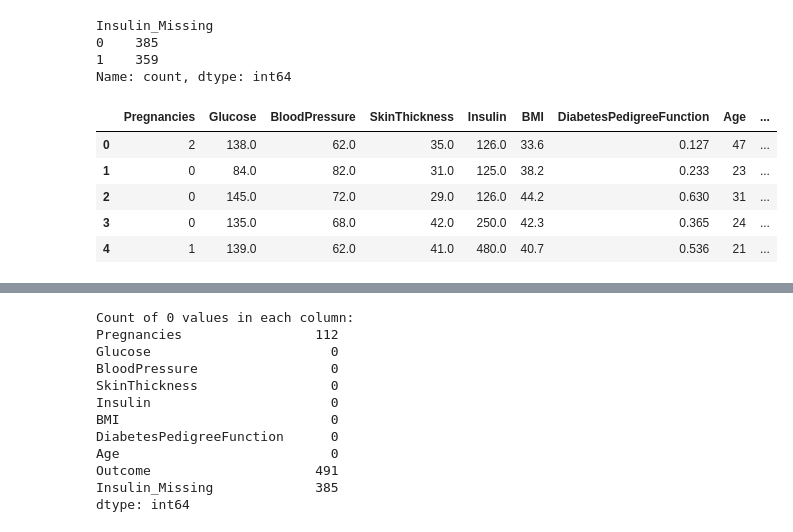
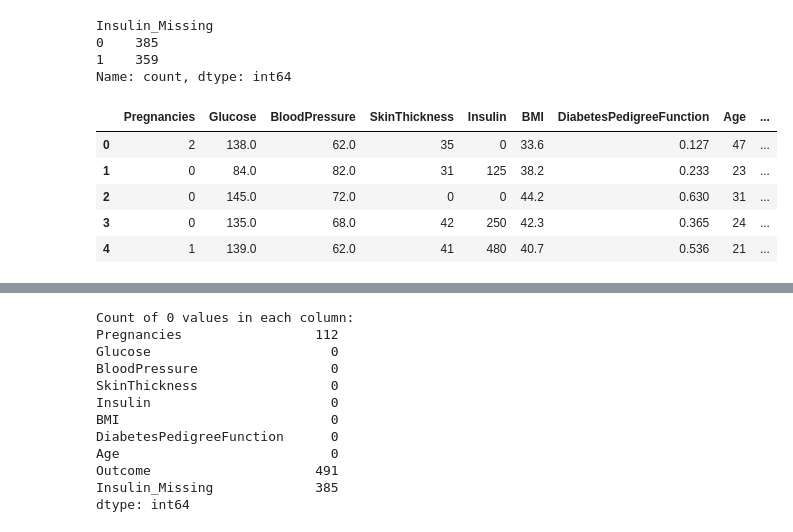
Before and after one commit to chrigorion/ML_reichch4, a Jupyter notebook: project/MaLe-AD23-HS24 - Project template.ipynb, the cells around one changed output, grey strips where cells are left out. Saved outputs shown, nothing was run; the diff lists cells and outputs as text; code cells hidden in the pictures.

```diff
--- a/project/MaLe-AD23-HS24 - Project template.ipynb
+++ b/project/MaLe-AD23-HS24 - Project template.ipynb
@@ -318,18 +319,18 @@ Name: count, dtype: int64
 # %%
 
 # impute missing values with the median
 imputer = SimpleImputer(missing_values=0, strategy='median')
-columns_to_impute = ['Insulin', 'Glucose', 'BloodPressure', 'SkinThickness', 'BMI']
+columns_to_impute = ['Glucose', 'BloodPressure', 'BMI']
 
 # only impute the columns with missing values
 diabetes_new[columns_to_impute] = imputer.fit_transform(diabetes_new[columns_to_impute])
 
 # head of data column
 diabetes_new.head(5)
 # %% [output]
 |  | Pregnancies | Glucose | BloodPressure | SkinThickness | Insulin | BMI | DiabetesPedigreeFunction | Age | ... |
-| 0 | 2 | 138.0 | 62.0 | 35.0 | 126.0 | 33.6 | 0.127 | 47 | ... |
-| 1 | 0 | 84.0 | 82.0 | 31.0 | 125.0 | 38.2 | 0.233 | 23 | ... |
-| 2 | 0 | 145.0 | 72.0 | 29.0 | 126.0 | 44.2 | 0.630 | 31 | ... |
-| 3 | 0 | 135.0 | 68.0 | 42.0 | 250.0 | 42.3 | 0.365 | 24 | ... |
-| 4 | 1 | 139.0 | 62.0 | 41.0 | 480.0 | 40.7 | 0.536 | 21 | ... |
+| 0 | 2 | 138.0 | 62.0 | 35 | 0 | 33.6 | 0.127 | 47 | ... |
+| 1 | 0 | 84.0 | 82.0 | 31 | 125 | 38.2 | 0.233 | 23 | ... |
+| 2 | 0 | 145.0 | 72.0 | 0 | 0 | 44.2 | 0.630 | 31 | ... |
+| 3 | 0 | 135.0 | 68.0 | 42 | 250 | 42.3 | 0.365 | 24 | ... |
+| 4 | 1 | 139.0 | 62.0 | 41 | 480 | 40.7 | 0.536 | 21 | ... |
```
Also changed, not shown: parts of 6 cells of this notebook.
